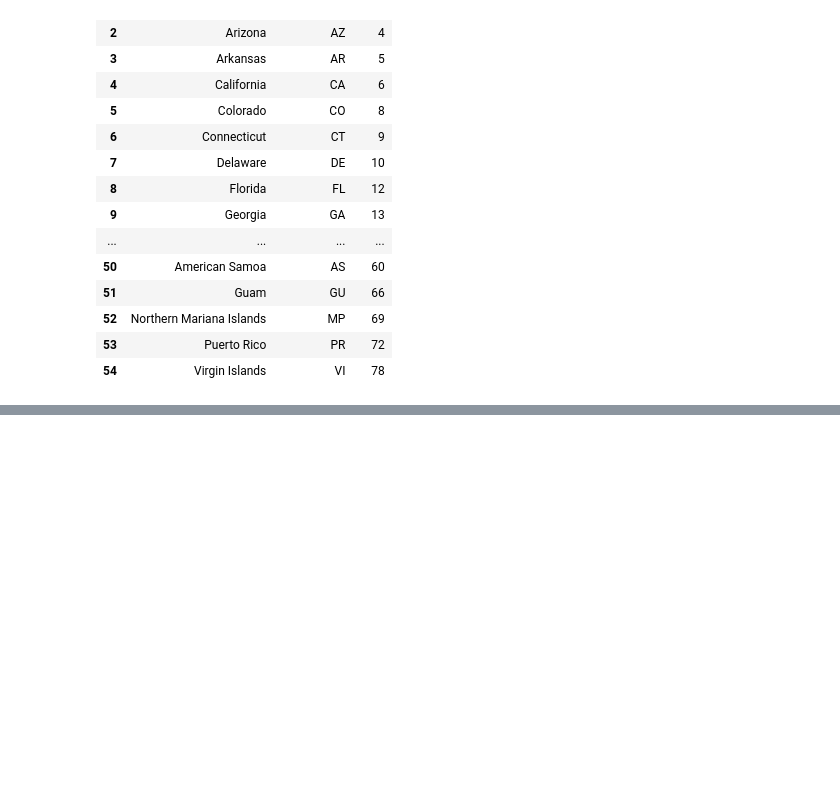
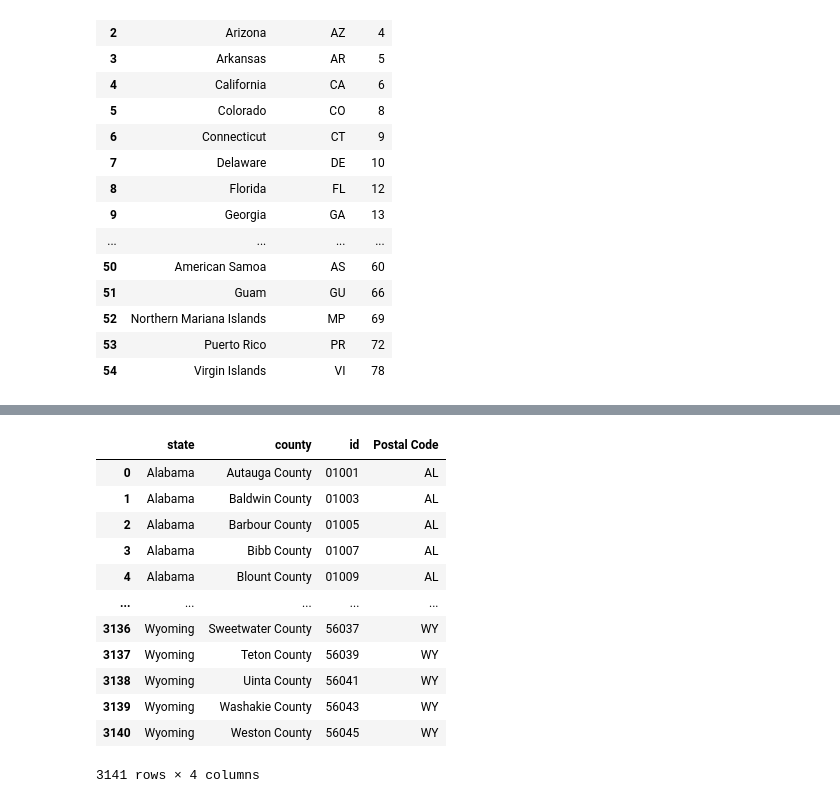
Before and after one commit to ModelEarth/community, a Jupyter notebook: info/data/data_collection.ipynb, the cells around one changed output, grey strips where cells are left out. Cells and saved outputs as stored; diff of their text form; code cells hidden in the pictures; blank space fills up the shorter version.

Commit message:
working drop downs

```diff
--- a/info/data/data_collection.ipynb
+++ b/info/data/data_collection.ipynb
@@ -439,0 +481,2 @@ stateFips.to_json('states.json', orient = "records", date_format = "epoch", doub
+# %%
+countyDF=countyDF[['state','county','id']].drop_duplicates()
@@ -439,0 +499,5 @@ stateFips.to_json('states.json', orient = "records", date_format = "epoch", doub
+# %%
+stats=stateFips.rename(columns={"Name": "state"})
+# %%
+stats=stats.drop("FIPS",axis=1)
+stats
@@ -439,0 +522,2 @@ stateFips.to_json('states.json', orient = "records", date_format = "epoch", doub
+# %%
+countyDF=countyDF.merge(stats, on='state', how='left')
@@ -439,0 +526,16 @@ stateFips.to_json('states.json', orient = "records", date_format = "epoch", doub
+# %%
+countyDF
+# %% [output]
+|  | state | county | id | Postal Code |
+| 0 | Alabama | Autauga County | 01001 | AL |
+| 1 | Alabama | Baldwin County | 01003 | AL |
+| 2 | Alabama | Barbour County | 01005 | AL |
+| 3 | Alabama | Bibb County | 01007 | AL |
+| 4 | Alabama | Blount County | 01009 | AL |
+| ... | ... | ... | ... | ... |
+| 3136 | Wyoming | Sweetwater County | 56037 | WY |
+| 3137 | Wyoming | Teton County | 56039 | WY |
+| 3138 | Wyoming | Uinta County | 56041 | WY |
+| 3139 | Wyoming | Washakie County | 56043 | WY |
+| 3140 | Wyoming | Weston County | 56045 | WY |
+3141 rows × 4 columns
```
Also changed, not shown: parts of 8 cells of this notebook, 4 other files.
